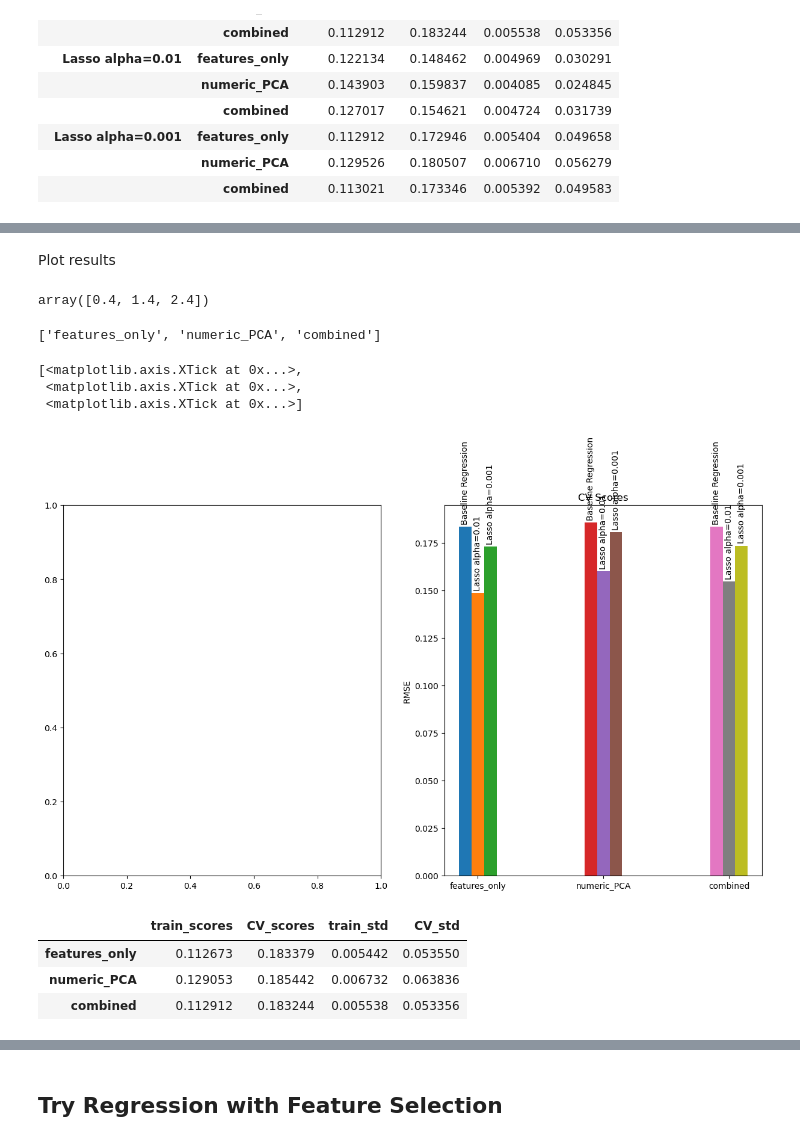
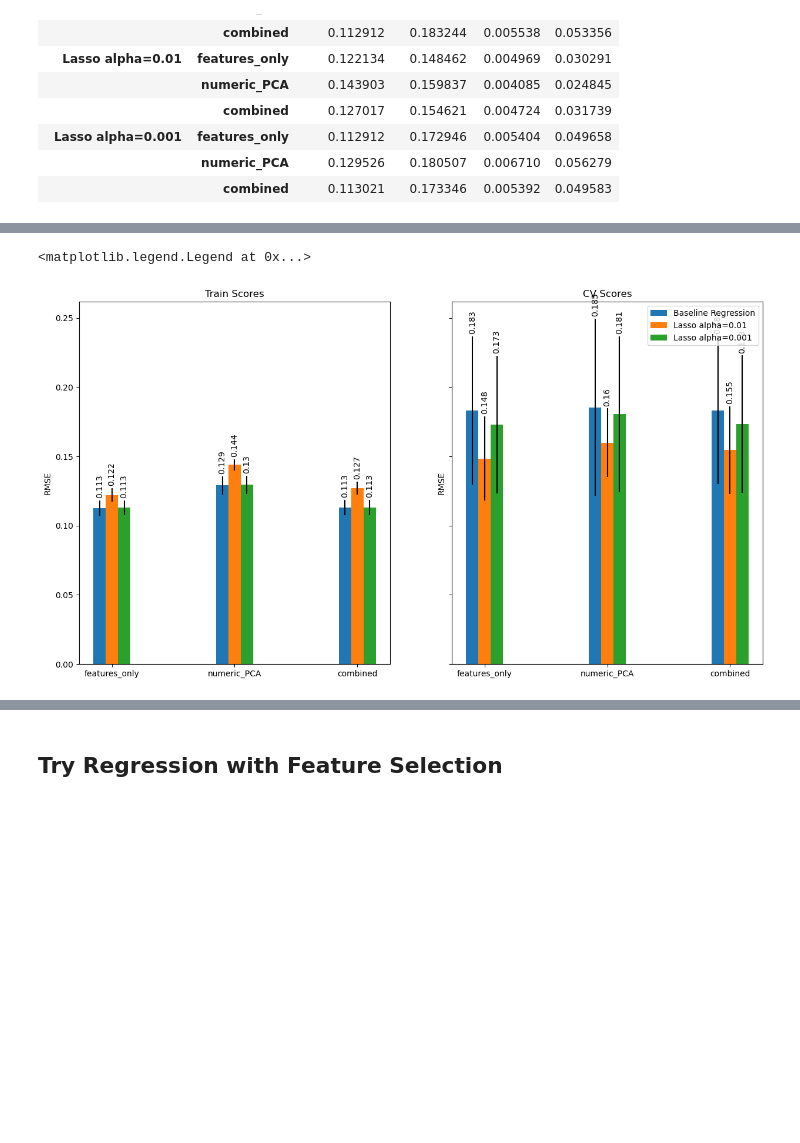
Before and after one commit to charlesbeacham/house_prices, a Jupyter notebook: housing.ipynb, the cells around one changed output, grey strips where cells are left out. Saved outputs shown, nothing was run; the diff lists cells and outputs as text; code cells hidden in the pictures; blank space fills up the shorter version.

Commit message:
plot structure

```diff
--- a/housing.ipynb
+++ b/housing.ipynb
@@ -648,6 +648,3 @@ results
 | Lasso alpha=0.001 | features_only | 0.112912 | 0.172946 | 0.005404 | 0.049658 |
 |  | numeric_PCA | 0.129526 | 0.180507 | 0.006710 | 0.056279 |
 |  | combined | 0.113021 | 0.173346 | 0.005392 | 0.049583 |
-# %%
-for test, score, error in zip(list(results.index.get_level_values(0)), list(results["train_scores"]), list(results["train_std"])):
-    print(test, score, error)
@@ -664,4 +650,0 @@ Lasso alpha=0.001 0.11302141210547526 0.005391763923440397
-# %%
-for pipe in pipe_names:
-    for name in names:
-        print(results.loc[(name, pipe), "CV_scores"])
@@ -678,56 +651,36 @@ for pipe in pipe_names:
-# %% [markdown]
-Plot results
-# %%
-x + offset
-# %% [output]
-array([0.4, 1.4, 2.4])
-# %%
-pipe_names
-# %% [output]
-['features_only', 'numeric_PCA', 'combined']
 # %%
+# data dictionaries
+cv_scores_dict = {name: results['CV_scores'].loc[name].values for name in names}
+cv_std_dict = {name: results['CV_std'].loc[name].values for name in names}
+
+train_scores_dict = {name: results['train_scores'].loc[name].values for name in names}
+train_std_dict = {name: results['train_std'].loc[name].values for name in names}
+
+
 x = np.arange(len(pipe_names)) # label locations
 width = 0.1 # width of the bars
 multiplier = 0
 
-fig, axs = plt.subplots(1, 2, figsize=(15,8))
+fig, axs = plt.subplots(1, 2, figsize=(15,8), sharey=True)
 
-tests = list(results.index.get_level_values(0).unique())
+for test in names:
+    offset = width * multiplier
+    rects_cv = axs[1].bar(x + offset, cv_scores_dict[test], width, label=test, yerr=cv_std_dict[test])
+    rects_train = axs[0].bar(x + offset, train_scores_dict[test], width, label=test, yerr=train_std_dict[test])
+    labels_cv = axs[1].bar_label(rects_cv, padding=3, fmt='{:.3}')
+    labels_train = axs[0].bar_label(rects_train, padding=3, fmt='{:.3}')
+    [label.set_rotation(90) for label in labels_cv]
+    [label.set_rotation(90) for label in labels_train]
+    multiplier +=1
 
-i = 0
-for pipe in pipe_names:
-    for name in names:
-        score = results.loc[(name, pipe), "CV_scores"]
-        offset = width * multiplier
-        rects = axs[1].bar(x[i] + offset, score, width, label=name)
-        labels = axs[1].bar_label(rects,labels=[name], padding=3) #, fmt='{:.3}')
-        [label.set_rotation(90) for label in labels]
-        multiplier +=1
-    i += 1
-    multiplier = 0
 
 axs[1].set_ylabel('RMSE')
+axs[0].set_ylabel('RMSE')
 axs[1].set_title('CV Scores')
+axs[0].set_title('Train Scores')
+axs[0].set_xticks(x + width, pipe_names)
 axs[1].set_xticks(x + width, pipe_names)
-#axs[1].legend(loc='upper left')
+axs[1].legend(loc='upper right')
 # %% [output]
-[<matplotlib.axis.XTick at 0x...>,
- <matplotlib.axis.XTick at 0x...>,
- <matplotlib.axis.XTick at 0x...>]
+<matplotlib.legend.Legend at 0x...>
-[figure, old version]
+[figure, new version]
-# %%
-# delete
-d = {
-    "train_scores": train_scores,
-    "CV_scores": CV_scores,
-    "train_std": train_std,
-    "CV_std": CV_std,
-}
-index = ["features_only", "numeric_PCA", "combined"]
-base_result_df = pd.DataFrame(data=d, index=index)
-base_result_df
-# %% [output]
-|  | train_scores | CV_scores | train_std | CV_std |
-| features_only | 0.112673 | 0.183379 | 0.005442 | 0.053550 |
-| numeric_PCA | 0.129053 | 0.185442 | 0.006732 | 0.063836 |
-| combined | 0.112912 | 0.183244 | 0.005538 | 0.053356 |
```
Also changed, not shown: parts of 3 cells of this notebook.
